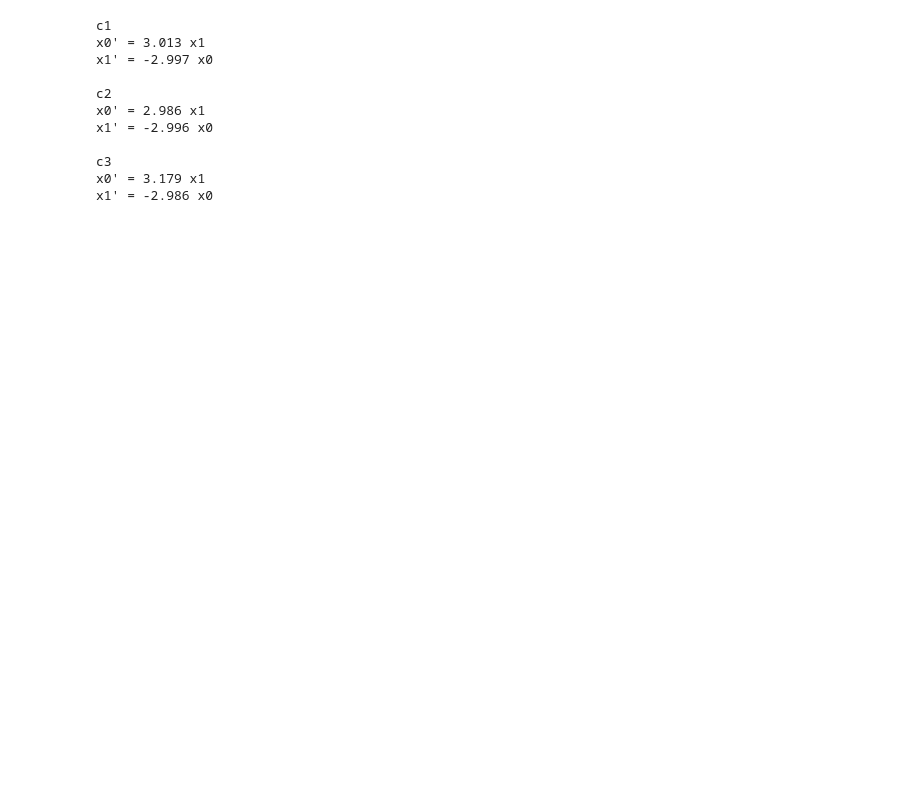
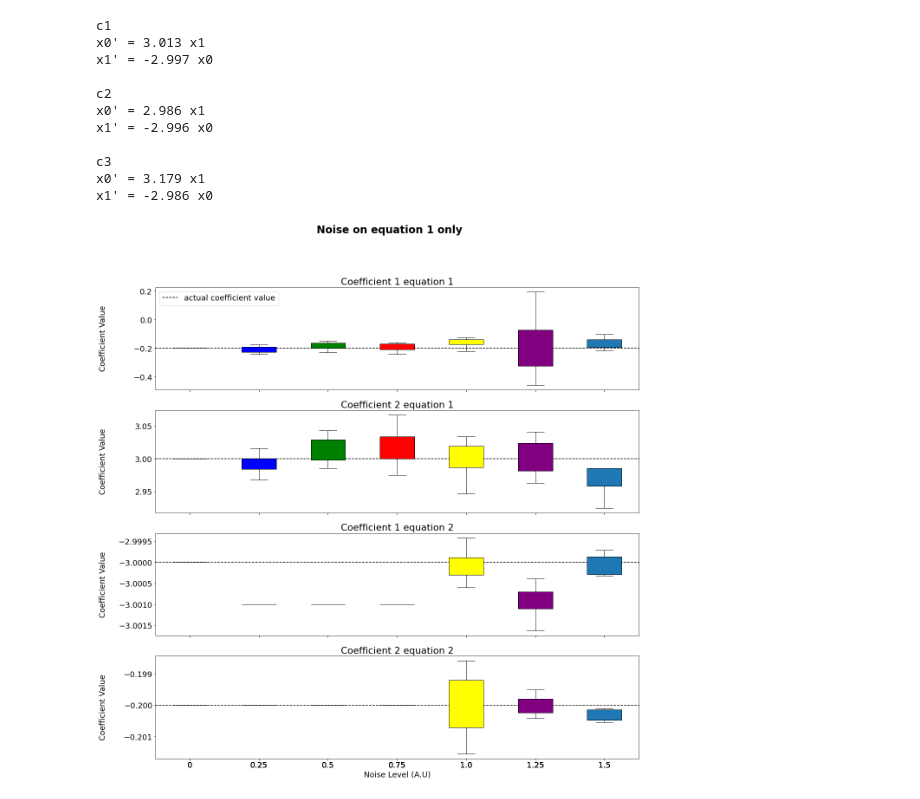
Before and after one commit to Lenfesty-b/SINDy, a Jupyter notebook: Noisy.ipynb, the cells around one changed output. Drawn from its saved outputs; the diff is of its cells as text; code cells hidden in the pictures; blank space fills up the shorter version.

```diff
--- a/Noisy.ipynb
+++ b/Noisy.ipynb
@@ -127,3 +127,103 @@ x1' = -2.996 x0
 c3
 x0' = 3.179 x1
 x1' = -2.986 x0
+# %%
+#coeff_1_eqn_1
+eqn1_0 = np.random.normal(-0.2, 0.0, 10)
+eqn1_n1 = np.random.normal(-.2053, 0.0211, 10)
+eqn1_n2 = np.random.normal(-0.1868, 0.0219, 10)
+eqn1_n3 = np.random.normal(-0.1924, 0.0274, 10)
+eqn1_n4 = np.random.normal(-.1724, 0.0346, 10)
+eqn1_n5 =np.random.normal(-0.1839, 0.232,10)
+eqn1_n6 =np.random.normal(-.1779,0.0338,10)
+coeff_1_eqn_1=[eqn1_0, eqn1_n1, eqn1_n2, eqn1_n3,eqn1_n4,eqn1_n5, eqn1_n6]
+
+#coeff_2_eqn_1
+eqn1a_0 = np.random.normal(3, 0.0, 10)
+eqn1a_n1 = np.random.normal(2.9968, 0.0234, 10)
+eqn1a_n2 = np.random.normal(2.997, 0.0232, 10)
+eqn1a_n3 = np.random.normal(3.0063, 0.0268, 10)
+eqn1a_n4 = np.random.normal(3.007, 0.0466, 10)
+eqn1a_n5 =np.random.normal(3.0079,0.0383,10)
+eqn1a_n6 =np.random.normal(2.9852,0.0323,10)
+coeff_2_eqn_1=[eqn1a_0, eqn1a_n1, eqn1a_n2, eqn1a_n3,eqn1a_n4,eqn1a_n5, eqn1a_n6 ]
+
+#coeff_1_eqn_2
+eqn2_0 = np.random.normal(-3, 0.0, 10)
+eqn2_n1 = np.random.normal(-3.001, 0.00, 10)
+eqn2_n2 = np.random.normal(-3.001, 0.00, 10)
+eqn2_n3 = np.random.normal(-3.001, 0.0, 10)
+eqn2_n4 = np.random.normal(-3.0004, 0.0005, 10)
+eqn2_n5 =np.random.normal(-3.0007,0.0005,10)
+eqn2_n6 =np.random.normal(-3.0002,0.0004,10)
+coeff_1_eqn_2=[eqn2_0 , eqn2_n1, eqn2_n2, eqn2_n3,eqn2_n4, eqn2_n5, eqn2_n6 ]
+
+#coeff_2_eqn_2
+eqn2a_0 = np.random.normal(-0.2, 0.0, 10)
+eqn2a_n1= np.random.normal(-0.2, 0.0, 10)
+eqn2a_n2= np.random.normal(-0.2, 0.0, 10)
+eqn2a_n3 = np.random.normal(-0.2, 0.0, 10)
+eqn2a_n4 = np.random.normal(-0.2, 0.0008, 10)
+eqn2a_n5 = np.random.normal(-.2001, 0.0006, 10)
+eqn2a_n6 =np.random.normal(-0.2002, 0.0004, 10)
+coeff_2_eqn_2=[eqn2a_0 , eqn2a_n1, eqn2a_n2, eqn2a_n3, eqn2a_n4, eqn2a_n5, eqn2a_n6 ]
+
+labels = ['0','0.25', '0.5', '0.75', '1.0','1.25','1.5']
+medianprops = dict(linewidth=0)
+
+
+fig, (ax1, ax2,ax3,ax4) = plt.subplots(nrows=4, ncols=1, figsize=(20, 20),  sharex=True)
+
+# rectangular box plot
+bplot1 = ax1.boxplot(coeff_1_eqn_1,0,'',
+                     vert=True,  # vertical box alignment
+                     medianprops=medianprops, #remove median
+                     patch_artist=True,  # fill with color
+                     labels=labels)  # will be used to label x-ticks
+ax1.axhline(y=-0.2,linestyle="dashed", color="black", label="actual coefficient value")
+ax1.set_title('Coefficient 1 equation 1')
+
+
+bplot2 = ax2.boxplot(coeff_2_eqn_1,0,'',
+                     vert=True,  # vertical box alignment
+                     medianprops=medianprops,#remove median
+                     patch_artist=True,  # fill with color
+                     labels=labels)  # will be used to label x-ticks
+ax2.axhline(y=3.0,linestyle="dashed", color="black")
+ax2.set_title('Coefficient 2 equation 1')
+
+bplot3 = ax3.boxplot(coeff_1_eqn_2,0,'',
+                     vert=True,  # vertical box alignment
+                     medianprops=medianprops,#remove median
+                     patch_artist=True,  # fill with color
+                     labels=labels)  # will be used to label x-ticks
+ax3.axhline(y=-3.0,linestyle="dashed", color="black")
+ax3.set_title('Coefficient 1 equation 2')
+
+bplot4 = ax4.boxplot(coeff_2_eqn_2,0,'',
+                     vert=True,  # vertical box alignment
+                     medianprops=medianprops,#remove median
+                     patch_artist=True,  # fill with color
+                     labels=labels)  # will be used to label x-ticks
+ax4.axhline(y=-0.2,linestyle="dashed", color="black")
+ax4.set_title('Coefficient 2 equation 2')
+
+# fill with colors
+colors = ['pink', 'blue', 'green','red', 'yellow','purple']
+for bplot in (bplot1, bplot2,bplot3,bplot4):
+    for patch, color in zip(bplot['boxes'], colors):
+        patch.set_facecolor(color)
+
+# adding horizontal grid lines
+for ax in [ax1, ax2,ax3,ax4]:
+    ax.set_ylabel('Coefficient Value')
+    ax.yaxis.set_label_coords(-0.1, 0.5)
+
+
+plt.rcParams.update({'font.size': 18})
+ax1.legend(loc="best")
+ax4.set_xlabel('Noise Level (A.U)')
+fig.suptitle('Noise on equation 1 only',fontsize=24, fontweight='bold')
+plt.show()
+# %% [output]
+[figure, added]
```
Also changed, not shown: parts of 1 cell of this notebook, 3 other files.
